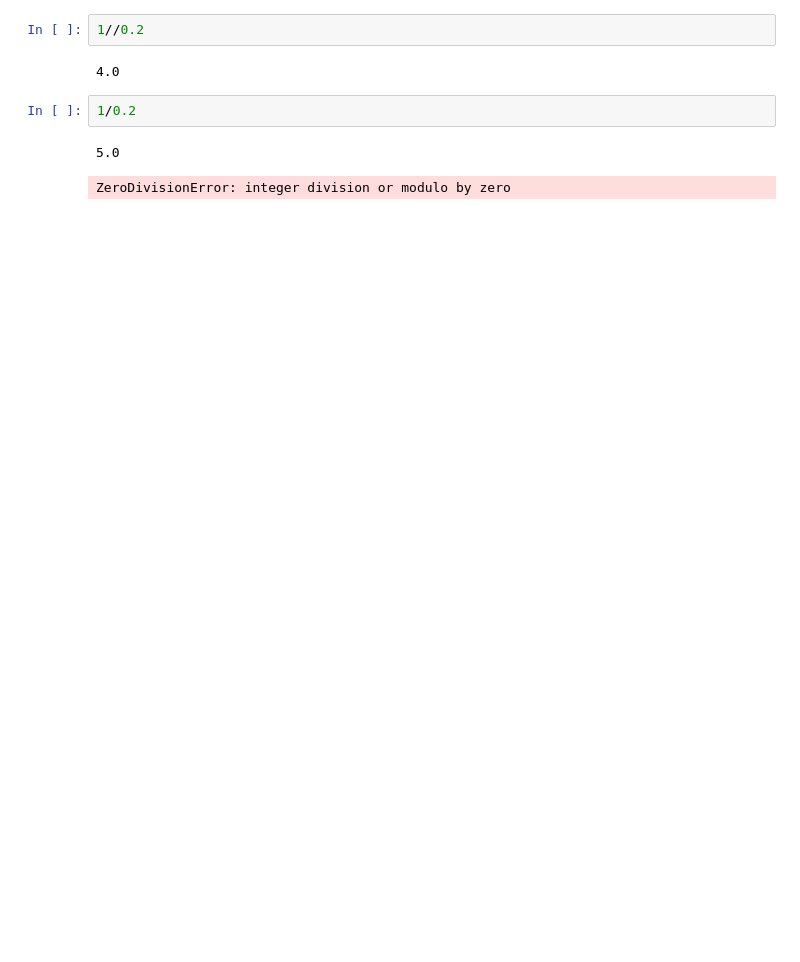
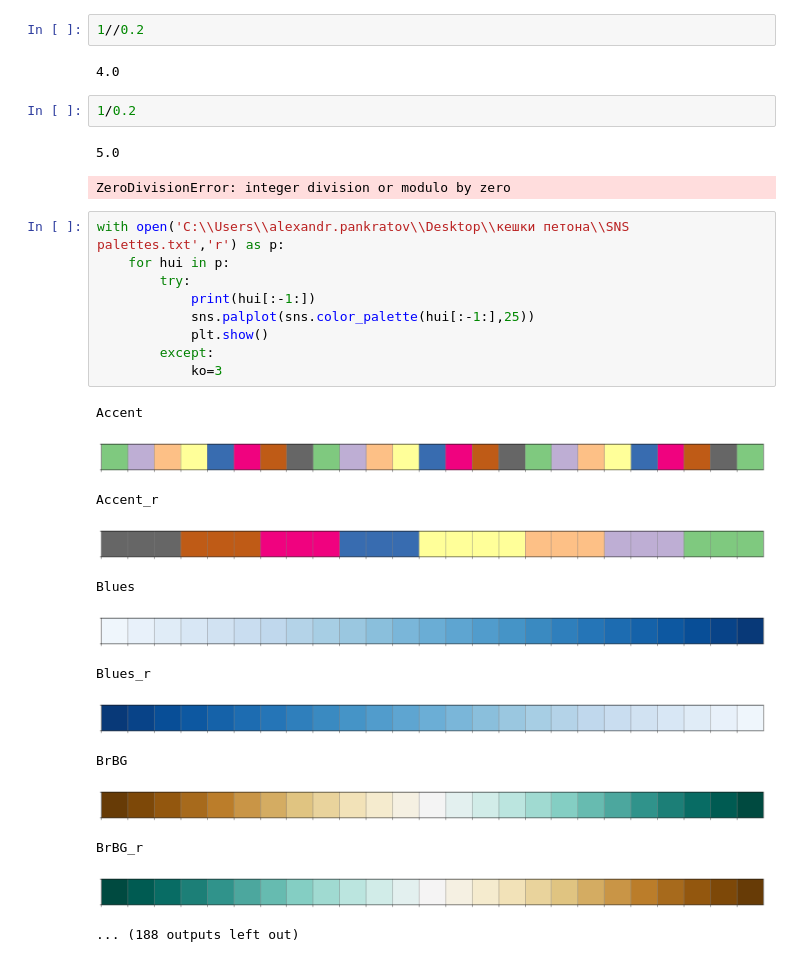
Before and after one commit to kokamido/Dpyloma, a Jupyter notebook: FuorierAndDraw-Copy1.ipynb, the cells around one changed output. Saved outputs shown, nothing was run; the diff lists cells and outputs as text; blank space fills up the shorter version.

```diff
--- a/FuorierAndDraw-Copy1.ipynb
+++ b/FuorierAndDraw-Copy1.ipynb
@@ -143,3 +175,26 @@ a.draw_heatmap(200,1500,13,cmap="rainbow")
 # %%
 # %% [output]
 ZeroDivisionError: integer division or modulo by zero
+# %%
+with open('C:\\Users\\alexandr.pankratov\\Desktop\\кешки петона\\SNS palettes.txt','r') as p:
+    for hui in p:
+        try:
+            print(hui[:-1:])
+            sns.palplot(sns.color_palette(hui[:-1:],25))
+            plt.show()
+        except:
+            ko=3
+# %% [output]
+Accent
+[figure, added]
+Accent_r
+[figure, added]
+Blues
+[figure, added]
+Blues_r
+[figure, added]
+BrBG
+[figure, added]
+BrBG_r
+[figure, added]
+... (188 outputs left out)
```
Also changed, not shown: parts of 5 cells of this notebook.
